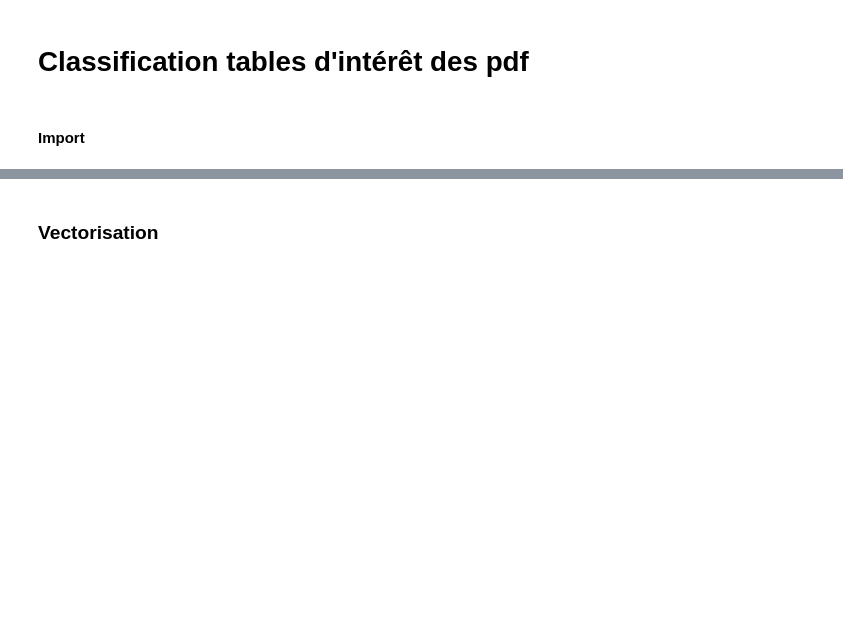
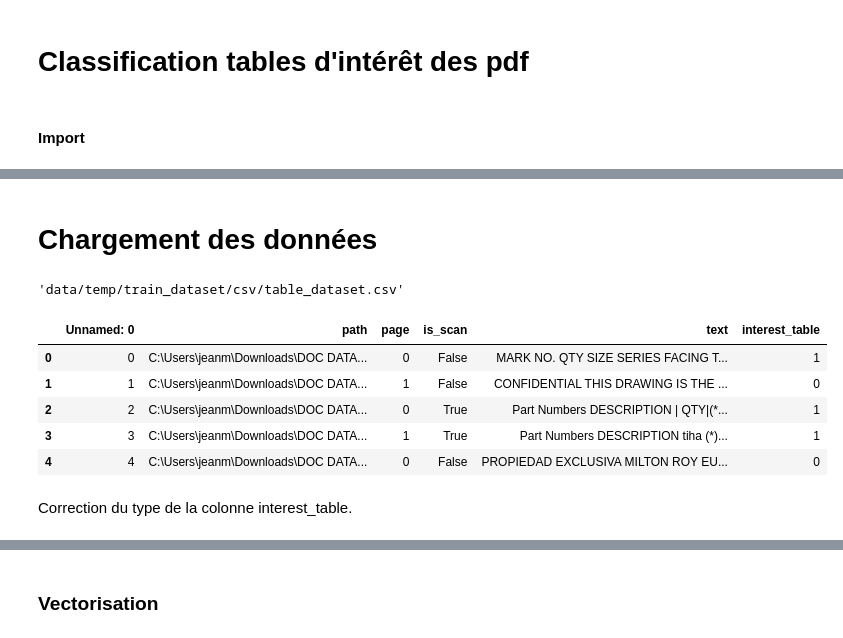
Before and after one commit to jdjebi/HolisTableDetection, a Jupyter notebook: table_classifyer.ipynb, the cells around one changed output, grey strips where cells are left out. Drawn from its saved outputs; the diff is of its cells as text; code cells hidden in the pictures; blank space fills up the shorter version.

```diff
--- a/table_classifyer.ipynb
+++ b/table_classifyer.ipynb
@@ -130,0 +82,19 @@ X_train, X_test, y_train, y_test = train_test_split(X, y, test_size=0.3, stratif
+# %% [markdown]
+# Chargement des données
+# %%
+train_data_path = "data/temp/train_dataset/csv/table_dataset.csv"
+train_data_path
+# %% [output]
+'data/temp/train_dataset/csv/table_dataset.csv'
+# %%
+train_df = pd.read_csv(train_data_path, delimiter=';', encoding="utf-8-sig")
+train_df.head()
+# %% [output]
+|  | Unnamed: 0 | path | page | is_scan | text | interest_table |
+| 0 | 0 | C:\Users\jeanm\Downloads\DOC DATA... | 0 | False | MARK NO. QTY SIZE SERIES FACING T... | 1 |
+| 1 | 1 | C:\Users\jeanm\Downloads\DOC DATA... | 1 | False | CONFIDENTIAL THIS DRAWING IS THE ... | 0 |
+| 2 | 2 | C:\Users\jeanm\Downloads\DOC DATA... | 0 | True | Part Numbers DESCRIPTION | QTY|(*... | 1 |
+| 3 | 3 | C:\Users\jeanm\Downloads\DOC DATA... | 1 | True | Part Numbers DESCRIPTION tiha (*)... | 1 |
+| 4 | 4 | C:\Users\jeanm\Downloads\DOC DATA... | 0 | False | PROPIEDAD EXCLUSIVA MILTON ROY EU... | 0 |
+# %% [markdown]
+Correction du type de la colonne interest_table.
```
Also changed, not shown: parts of 63 cells of this notebook.
